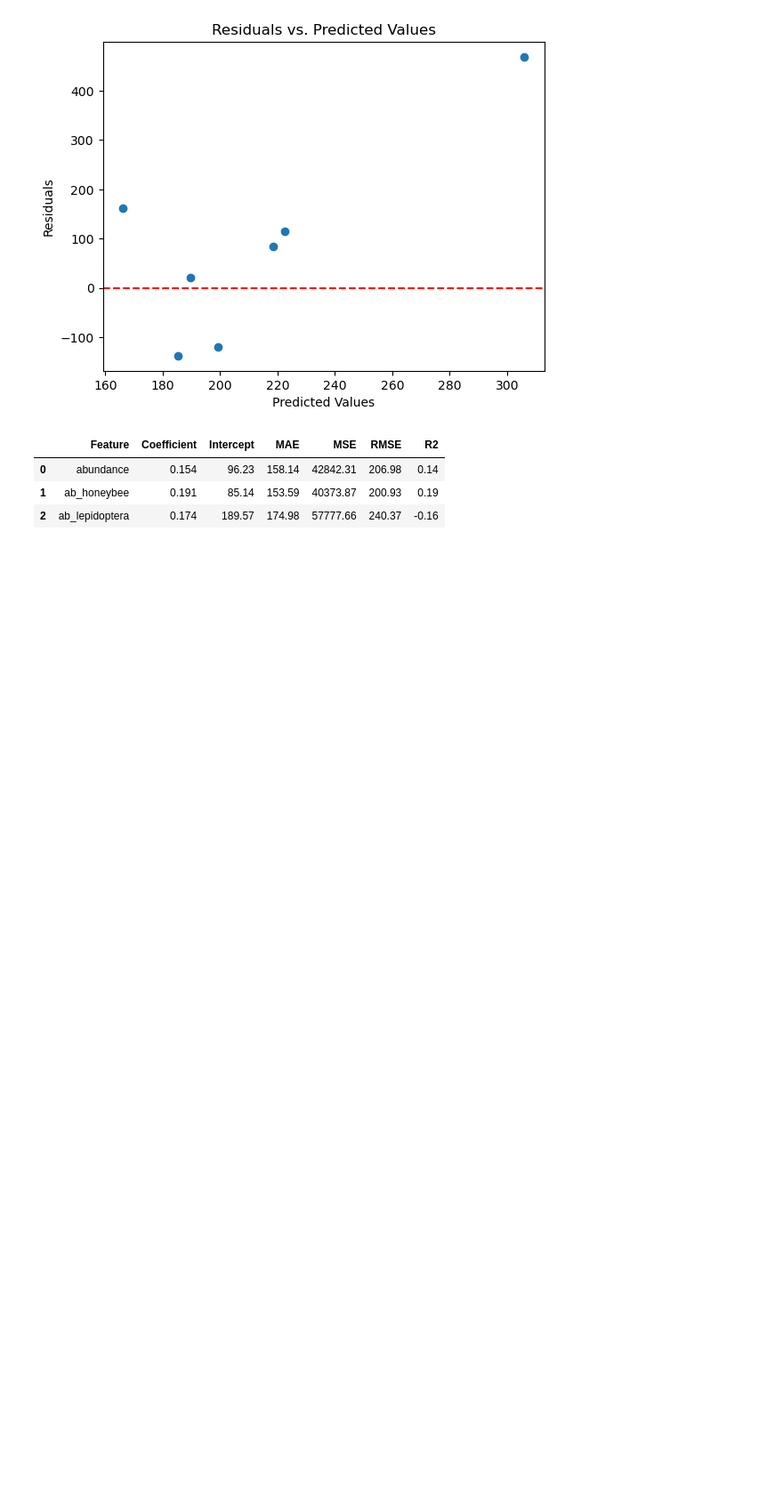
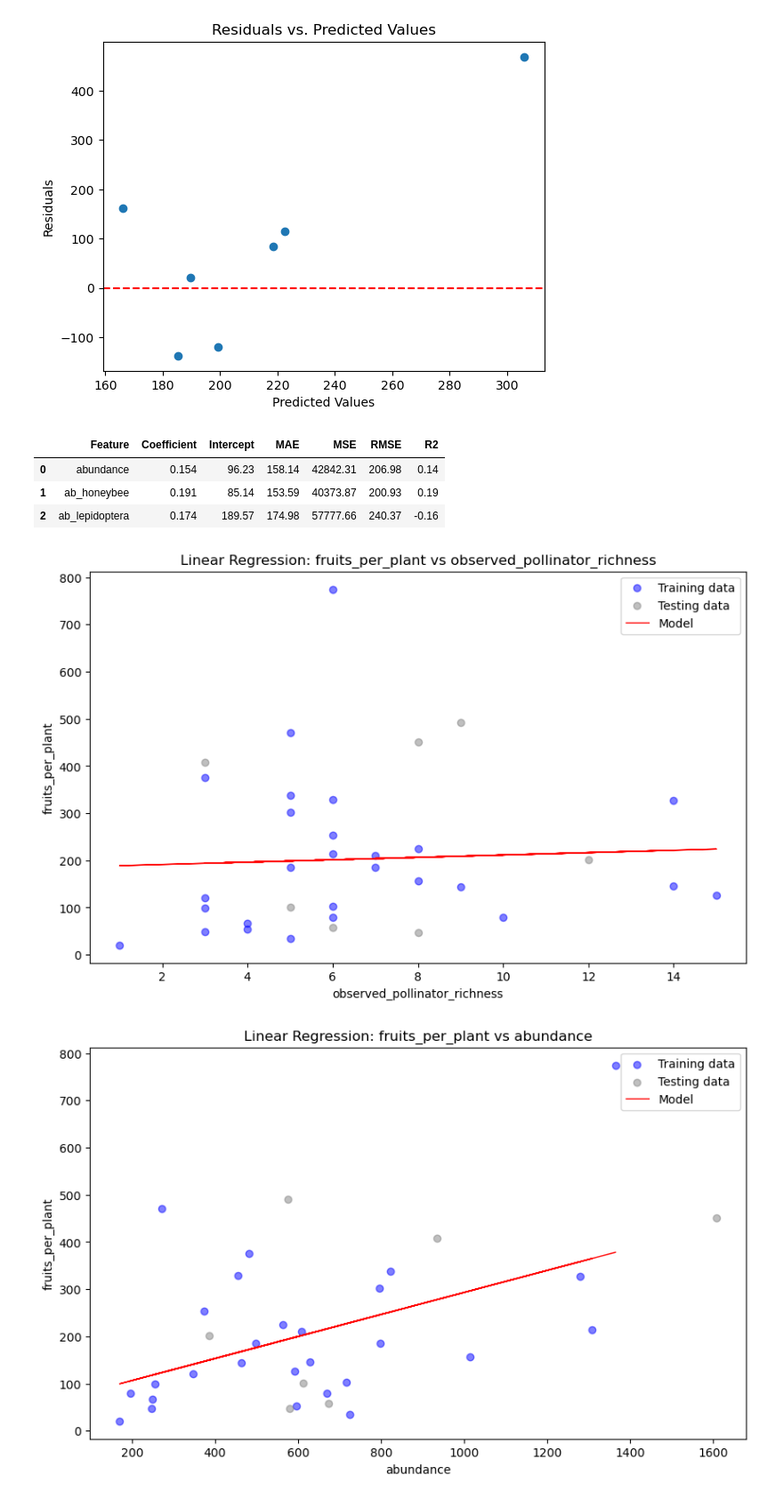
Before and after one commit to Paul-Sabin/BeeSharing, a Jupyter notebook: Almond.ipynb, the cells around one changed output. Shown at 89% size. Cells and saved outputs as stored; diff of their text form; code cells hidden in the pictures; blank space fills up the shorter version.

Commit message:
cherry regression

```diff
--- a/Almond.ipynb
+++ b/Almond.ipynb
@@ -200,3 +204,77 @@ display(results_df)
 | 0 | abundance | 0.154 | 96.23 | 158.14 | 42842.31 | 206.98 | 0.14 |
 | 1 | ab_honeybee | 0.191 | 85.14 | 153.59 | 40373.87 | 200.93 | 0.19 |
 | 2 | ab_lepidoptera | 0.174 | 189.57 | 174.98 | 57777.66 | 240.37 | -0.16 |
+# %%
+def test_features(df, features, target):
+    """
+    Test multiple features for linear regression models, visualize the regression for each feature
+    with both training and testing data.
+
+    Parameters:
+    - df: DataFrame containing the dataset.
+    - features: List of feature names to test.
+    - target: Name of the target variable.
+
+    Returns:
+    - A DataFrame with the results of the analysis for each feature.
+    """
+    # Initialize an empty list to store results
+    results = []
+
+    for feature in features:
+        # Prepare the data
+        X = df[[feature]]  # Feature matrix
+        y = df[target]  # Target variable
+
+        # Split the data into training and testing sets
+        X_train, X_test, y_train, y_test = train_test_split(X, y, test_size=0.2, random_state=2)
+
+        # Create and train the linear regression model
+        model = LinearRegression()
+        model.fit(X_train, y_train)
+
+        # Predict target values for both training and testing set
+        y_pred_train = model.predict(X_train)
+        y_pred_test = model.predict(X_test)
+
+        # Calculate evaluation metrics using test set
+        mae = round(mean_absolute_error(y_test, y_pred_test), 2)
+        mse = round(mean_squared_error(y_test, y_pred_test), 2)
+        rmse = round(mean_squared_error(y_test, y_pred_test, squared=False), 2)
+        R2 = round(r2_score(y_test, y_pred_test), 2)
+
+        # Append the results
+        results.append({
+            'Feature': feature,
+            'Coefficient': round(model.coef_[0], 3),
+            'Intercept': round(model.intercept_, 2),
+            'MAE': mae,
+            'MSE': mse,
+            'RMSE': rmse,
+            'R2': R2
+        })
+
+        # Visualization
+        plt.figure(figsize=(10, 6))
+        plt.scatter(X_train, y_train, color='blue', alpha=0.5, label='Training data')
+        plt.scatter(X_test, y_test, color='gray', alpha=0.5, label='Testing data')
+        plt.plot(X_train, y_pred_train, 'r-', linewidth=1, label='Model')
+        plt.title(f'Linear Regression: {target} vs {feature}')
+        plt.xlabel(feature)
+        plt.ylabel(target)
+        plt.legend()
+        plt.show()
+
+    # Convert results to a DataFrame
+    results_df = pd.DataFrame(results)
+    return results_df
+
+# Example usage
+features_to_test = ['observed_pollinator_richness','abundance', 'ab_honeybee', 'ab_bombus', 'ab_lepidoptera']
+target_column = 'fruits_per_plant'
+results_df = test_features(df_almond, features_to_test, target_column)
+
+display(results_df)
+# %% [output]
+[figure, added]
+[figure, added]
```
Also changed, not shown: parts of 10 cells of this notebook.
